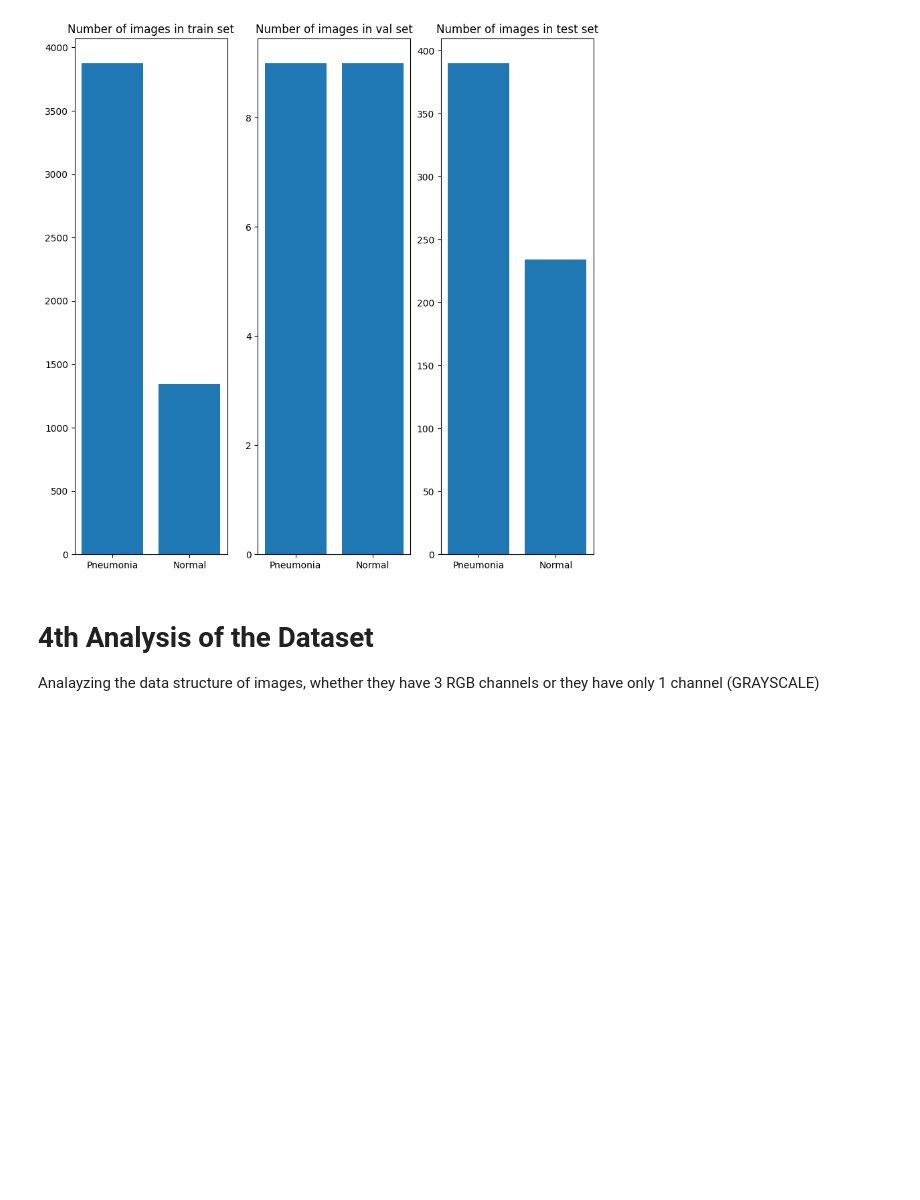
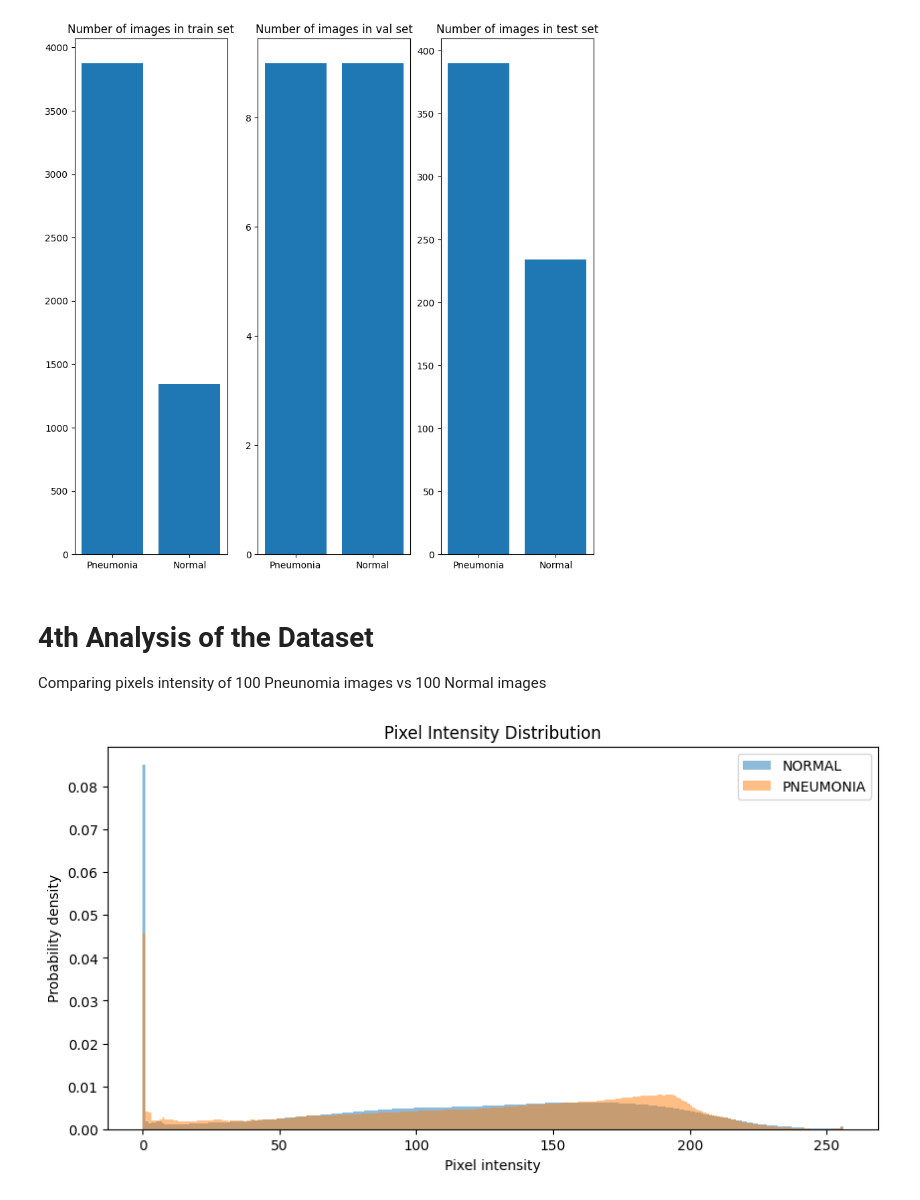
Before and after one commit to Hamedtbf/AI-FinalProject-HamedTabatabaeifar, a Jupyter notebook: notebooks/EDA.ipynb, the cells around one changed output. Cells and saved outputs as stored; diff of their text form; code cells hidden in the pictures; blank space fills up the shorter version.

Commit message:
plotting the mean of both labels. it's obvious that at the center, pneunomia label is brighter

```diff
--- a/notebooks/EDA.ipynb
+++ b/notebooks/EDA.ipynb
@@ -58,7 +58,8 @@ the dataset size is: 1236.86 MB
 # 2nd Analysis of the Dataset
 Taking a look at how the dataset is divided
 # %%
-fig, ax = plt.subplots(figsize=(10, 10))
+fig.clf()
+ax = plt.subplot()
 
 split_train_count = len(list(train.glob('*/*.jpeg')))
 split_val_count = len(list(val.glob('*/*.jpeg')))
@@ -84,7 +85,7 @@ Text(0, 0.5, 'Percentage')
 # 3rd Analysis of the Dataset
 Checking if the sets are balanced
 # %%
-fig = plt.figure(figsize=(10, 10))
+fig.clf()
 
 for _, setname, i in zip([train, val, test], ['train', 'val', 'test'], np.arange(1,4)):
   count_pneumonia = len(list(_.glob(pneunomia + '/*')))
@@ -102,4 +103,34 @@ Exploring test --- Pneumonia images: 390 --- Normal images: 234
 [figure]
 # %% [markdown]
 # 4th Analysis of the Dataset
-Analayzing the data structure of images, whether they have 3 RGB channels or they have only 1 channel (GRAYSCALE)
+Comparing pixels intensity of 100 Pneunomia images vs 100 Normal images
+# %%
+import cv2
+
+pneunomia_hist = np.array([], dtype=np.uint8)
+normal_hist = np.array([], dtype=np.uint8)
+
+for i, img_path in enumerate(list(train.glob(pneunomia + '/*.jpeg'))):
+  if i > 100:
+    break
+  img = cv2.imread(str(img_path), cv2.IMREAD_GRAYSCALE)
+  pneunomia_hist = np.append(pneunomia_hist, img.ravel())
+
+for i, img_path in enumerate(list(train.glob(normal + '/*.jpeg'))):
+  if i > 100:
+    break
+  img = cv2.imread(str(img_path), cv2.IMREAD_GRAYSCALE)
+  normal_hist = np.append(normal_hist, img.ravel())
+# %%
+fig.clf()
+
+plt.hist(normal_hist, bins=256, range=(0,256), density=True, alpha=0.5, label="NORMAL")
+plt.hist(pneunomia_hist, bins=256, range=(0,256), density=True, alpha=0.5, label="PNEUMONIA")
+
+plt.title("Pixel Intensity Distribution")
+plt.xlabel("Pixel intensity")
+plt.ylabel("Probability density")
+plt.legend()
+plt.show()
+# %% [output]
+[figure, added]
```
Also changed, not shown: parts of 2 cells of this notebook.
